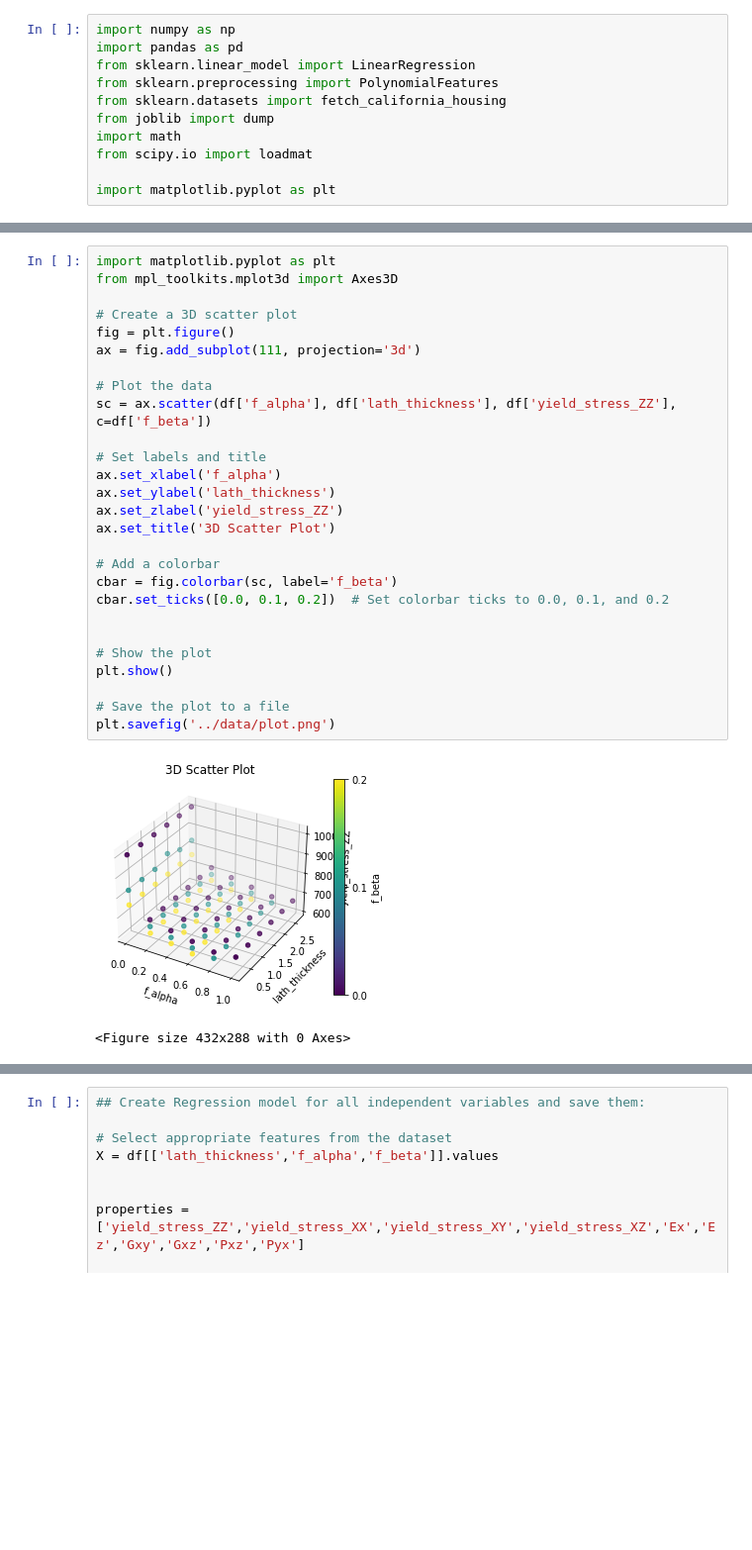
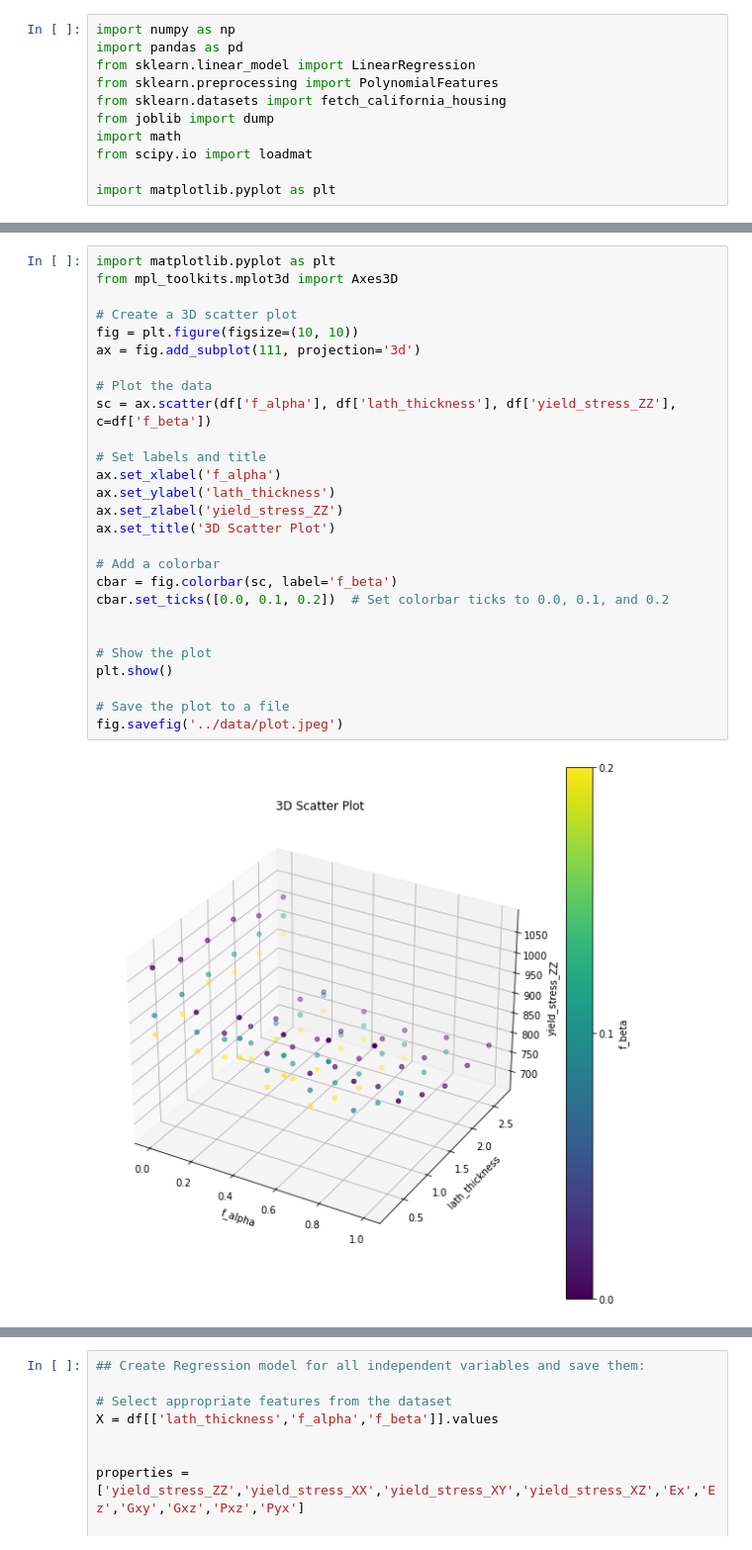
Before and after one commit to lreigbua/Ti64AM_structure_property_ROM, a Jupyter notebook: src/multy_polyfit.ipynb, the cells around one changed output, grey strips where cells are left out. Shown at 99% size. Cells and saved outputs as stored; diff of their text form; blank space fills up the shorter version.

```diff
--- a/src/multy_polyfit.ipynb
+++ b/src/multy_polyfit.ipynb
@@ -64,33 +71,32 @@ plt.show()
 # %%
 import matplotlib.pyplot as plt
 from mpl_toolkits.mplot3d import Axes3D
 
 # Create a 3D scatter plot
-fig = plt.figure()
+fig = plt.figure(figsize=(10, 10))
 ax = fig.add_subplot(111, projection='3d')
 
 # Plot the data
 sc = ax.scatter(df['f_alpha'], df['lath_thickness'], df['yield_stress_ZZ'], c=df['f_beta'])
 
 # Set labels and title
 ax.set_xlabel('f_alpha')
 ax.set_ylabel('lath_thickness')
 ax.set_zlabel('yield_stress_ZZ')
 ax.set_title('3D Scatter Plot')
 
 # Add a colorbar
 cbar = fig.colorbar(sc, label='f_beta')
 cbar.set_ticks([0.0, 0.1, 0.2])  # Set colorbar ticks to 0.0, 0.1, and 0.2
 
 
 # Show the plot
 plt.show()
 
 # Save the plot to a file
-plt.savefig('../data/plot.png')
+fig.savefig('../data/plot.jpeg')
 # %% [output]
-[figure, old version]
+[figure, new version]
-<Figure size 432x288 with 0 Axes>
 # %%
 import seaborn as sns
 
```
Also changed, not shown: parts of 10 cells of this notebook, 1 other file.
